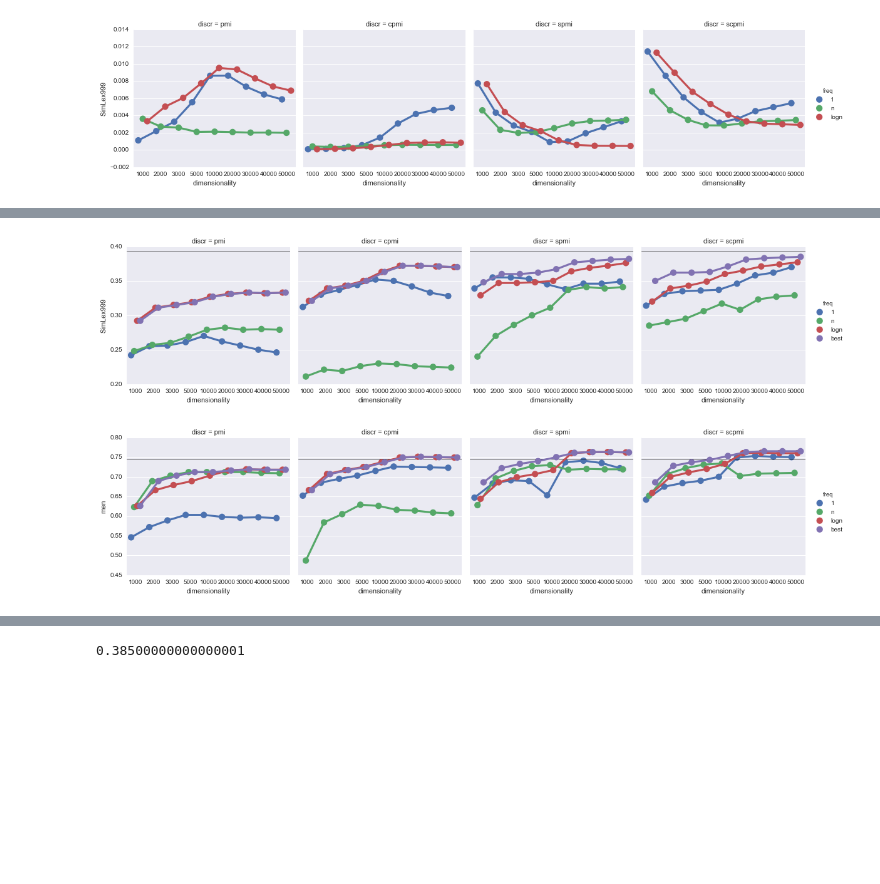
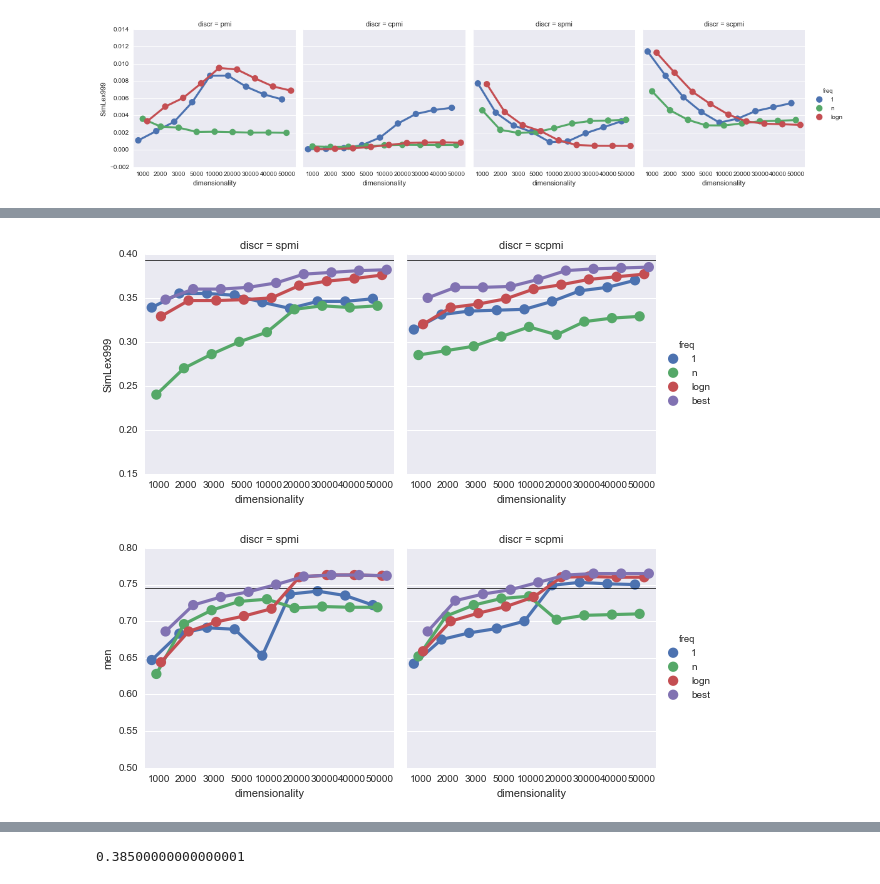
Before and after one commit to dimazest/2016-parameters, a Jupyter notebook: supplement/notebook.ipynb, the cells around one changed output, grey strips where cells are left out. Cells and saved outputs as stored; diff of their text form; code cells hidden in the pictures; blank space fills up the shorter version.

Commit message:
Figure merge

```diff
--- a/supplement/notebook.ipynb
+++ b/supplement/notebook.ipynb
@@ -80,7 +80,7 @@ for hue in 'cds', 'neg', 'similarity':
         col_order=col_order,
         size=3,
         aspect=1.6,
-        sharey=False,
+#         sharey=False,
         dodge=0.3,
     )
 
@@ -198,37 +198,42 @@ for y, best_result in zip(('SimLex999', 'men'), (0.393, 0.745)):
 
     _best = results[[y, 'dimensionality', 'discr']].groupby(['dimensionality', 'discr']).max().reset_index()
     _best['freq'] = 'best'
 
     data = pd.concat(
         [
             simlex_best,
             _best,
         ]
     )
 
     g = sns.factorplot(
         data=data,
         y=y,
         x='dimensionality',
         col='discr',
-        col_order=('pmi', 'cpmi', 'spmi', 'scpmi'),
+        col_order=(
+            #'pmi',
+            #'cpmi',
+            'spmi',
+            'scpmi',
+        ),
         hue='freq',
         hue_order=(
             '1',
             'n',
             'logn',
             'best',
         ),
         dodge=0.5,
-    ).set(ylim={'SimLex999': (0.2, None), 'men': (None, None)}[y])
+    ).set(ylim={'SimLex999': (0.15, 0.4), 'men': (0.5, 0.8)}[y])
 
     for ax in g.axes[0]:
         ax.axhline(y=best_result, alpha=0.7, linewidth=1, color='black')
 
     g.fig.savefig('figures/{}-best.pdf'.format(y))
 # %% [output]
-[figure, old version]
+[figure, new version]
-[figure, old version]
+[figure, new version]
 # %%
 d = pd.DataFrame(
         simlex_best.loc[
```
Also changed, not shown: parts of 2 cells of this notebook, 9 other files.
